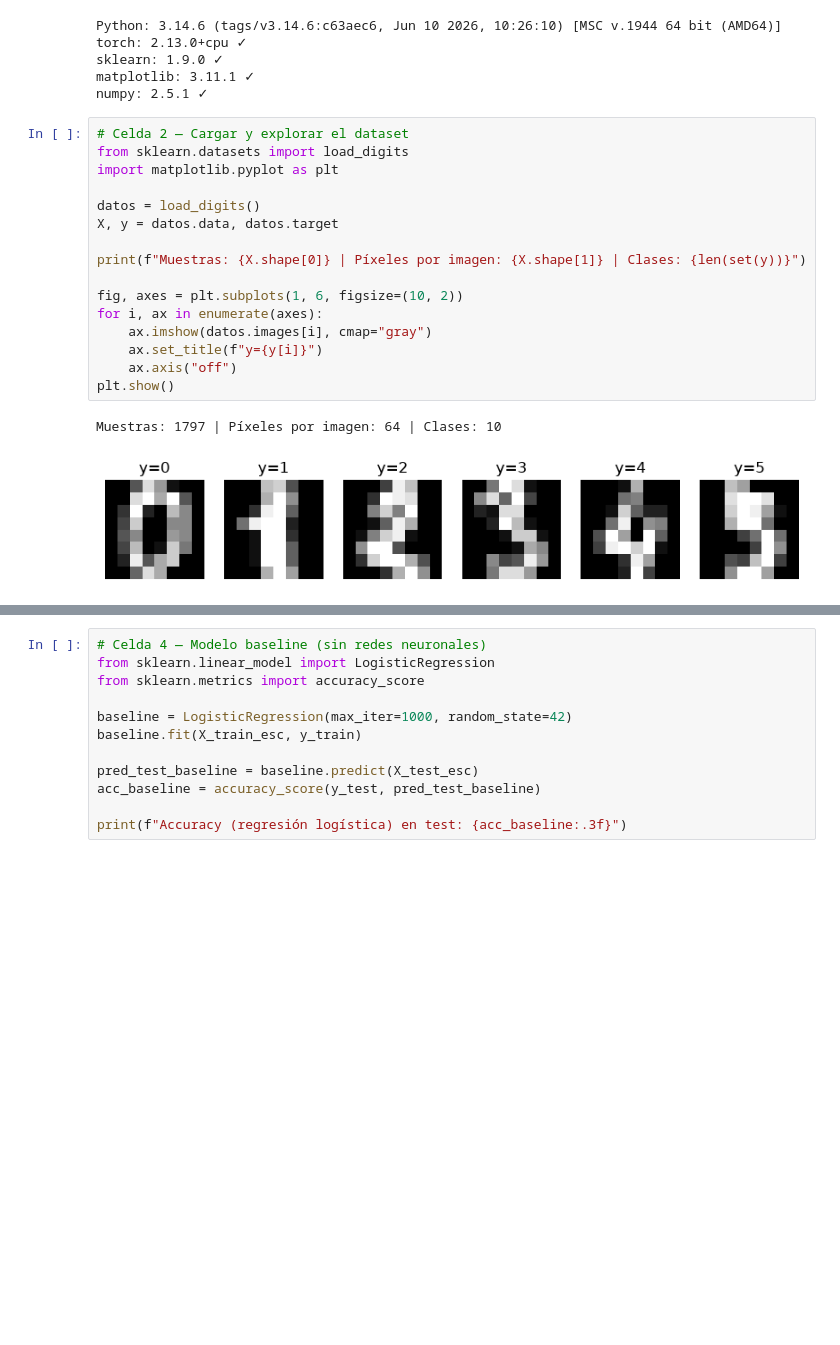
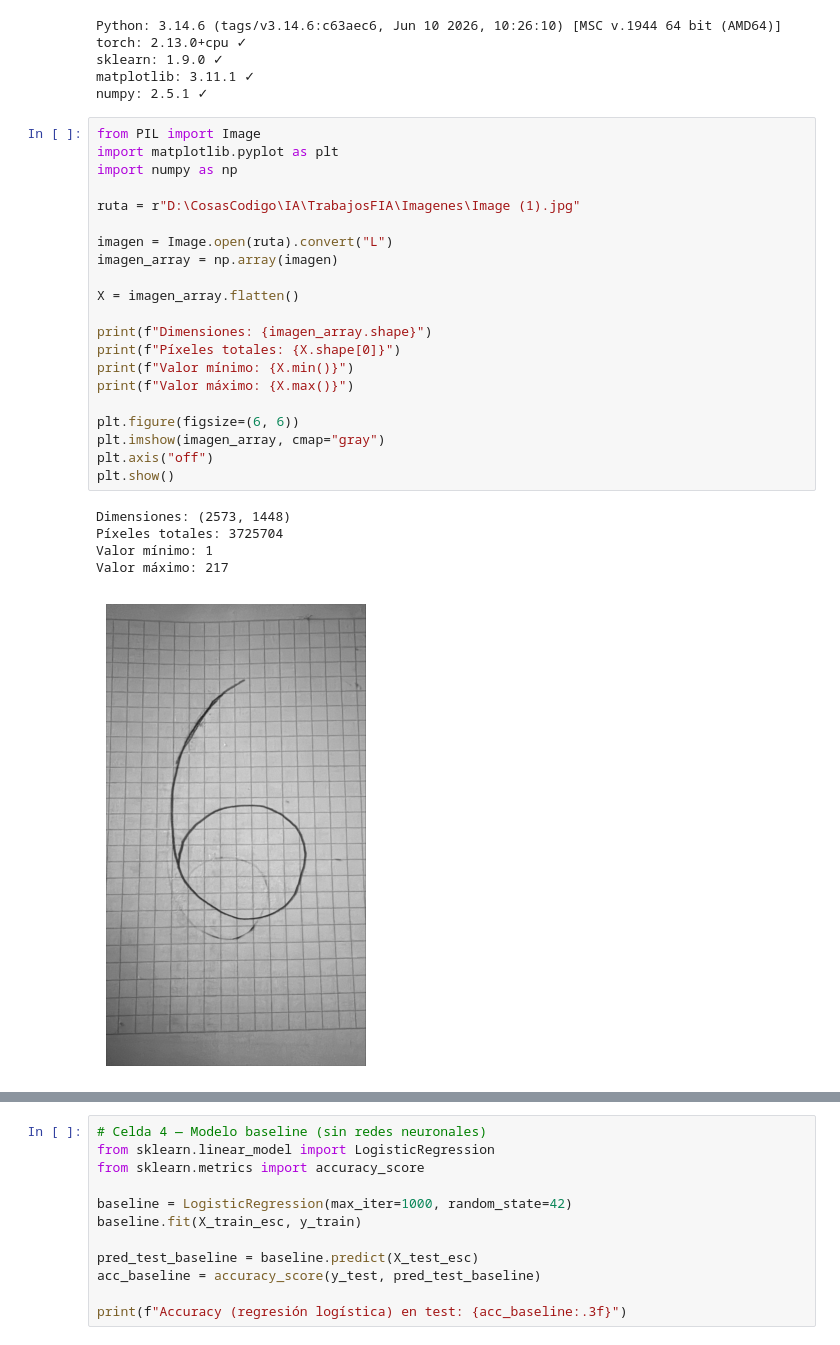
Before and after one commit to JrGG22/TrabajosFIA, a Jupyter notebook: lab-03-clasificacion-mlp.ipynb, the cells around one changed output, grey strips where cells are left out. Cells and saved outputs as stored; diff of their text form; blank space fills up the shorter version.

```diff
--- a/lab-03-clasificacion-mlp.ipynb
+++ b/lab-03-clasificacion-mlp.ipynb
@@ -33,23 +33,31 @@ sklearn: 1.9.0 ✓
 matplotlib: 3.11.1 ✓
 numpy: 2.5.1 ✓
 # %%
-# Celda 2 — Cargar y explorar el dataset
-from sklearn.datasets import load_digits
+from PIL import Image
 import matplotlib.pyplot as plt
+import numpy as np
 
-datos = load_digits()
-X, y = datos.data, datos.target
+ruta = r"D:\CosasCodigo\IA\TrabajosFIA\Imagenes\Image (1).jpg"
 
-print(f"Muestras: {X.shape[0]} | Píxeles por imagen: {X.shape[1]} | Clases: {len(set(y))}")
+imagen = Image.open(ruta).convert("L")
+imagen_array = np.array(imagen)
 
-fig, axes = plt.subplots(1, 6, figsize=(10, 2))
-for i, ax in enumerate(axes):
-    ax.imshow(datos.images[i], cmap="gray")
-    ax.set_title(f"y={y[i]}")
-    ax.axis("off")
+X = imagen_array.flatten()
+
+print(f"Dimensiones: {imagen_array.shape}")
+print(f"Píxeles totales: {X.shape[0]}")
+print(f"Valor mínimo: {X.min()}")
+print(f"Valor máximo: {X.max()}")
+
+plt.figure(figsize=(6, 6))
+plt.imshow(imagen_array, cmap="gray")
+plt.axis("off")
 plt.show()
 # %% [output]
-Muestras: 1797 | Píxeles por imagen: 64 | Clases: 10
+Dimensiones: (2573, 1448)
+Píxeles totales: 3725704
+Valor mínimo: 1
+Valor máximo: 217
-[figure, old version]
+[figure, new version]
 # %%
 # Celda 3 — Partición train / validation / test
```
Also changed, not shown: parts of 7 cells of this notebook.
